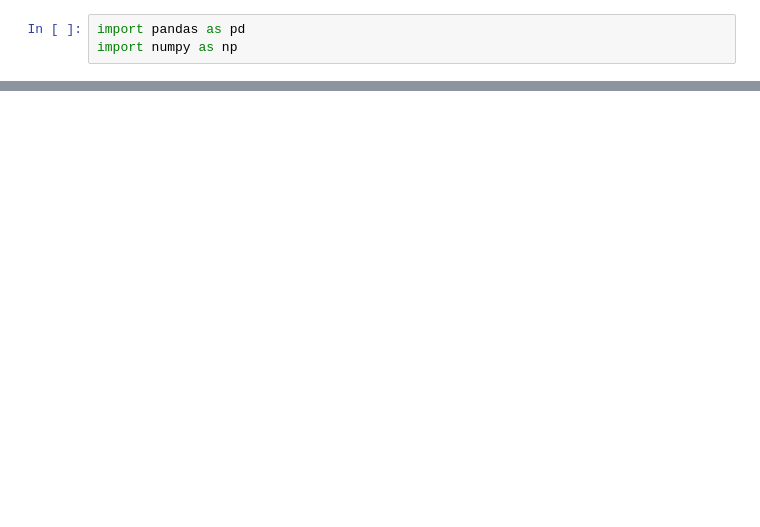
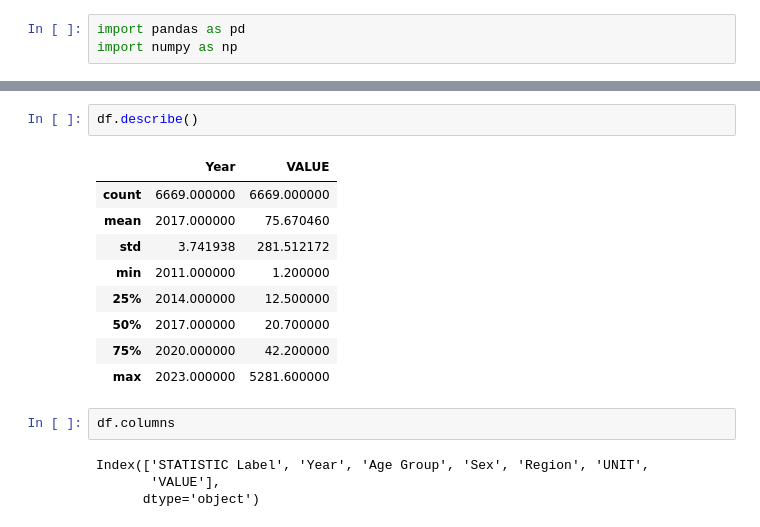
Before and after one commit to shyamghan17/Assignments, a Jupyter notebook: Population_dataset.ipynb, the cells around one changed output, grey strips where cells are left out. Cells and saved outputs as stored; diff of their text form; blank space fills up the shorter version.

```diff
--- a/Population_dataset.ipynb
+++ b/Population_dataset.ipynb
@@ -13,0 +40,18 @@ df.head()
+# %%
+df.describe()
+# %% [output]
+|  | Year | VALUE |
+| count | 6669.000000 | 6669.000000 |
+| mean | 2017.000000 | 75.670460 |
+| std | 3.741938 | 281.512172 |
+| min | 2011.000000 | 1.200000 |
+| 25% | 2014.000000 | 12.500000 |
+| 50% | 2017.000000 | 20.700000 |
+| 75% | 2020.000000 | 42.200000 |
+| max | 2023.000000 | 5281.600000 |
+# %%
+df.columns
+# %% [output]
+Index(['STATISTIC Label', 'Year', 'Age Group', 'Sex', 'Region', 'UNIT',
+       'VALUE'],
+      dtype='object')
```
Also changed, not shown: parts of 14 cells of this notebook.
